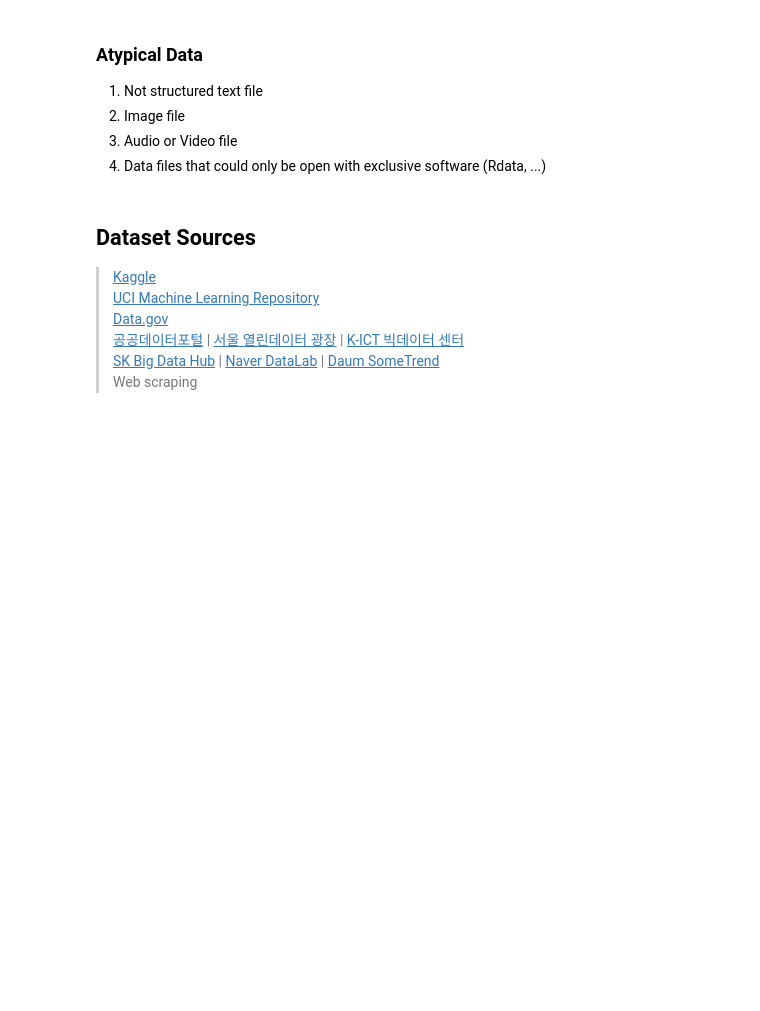
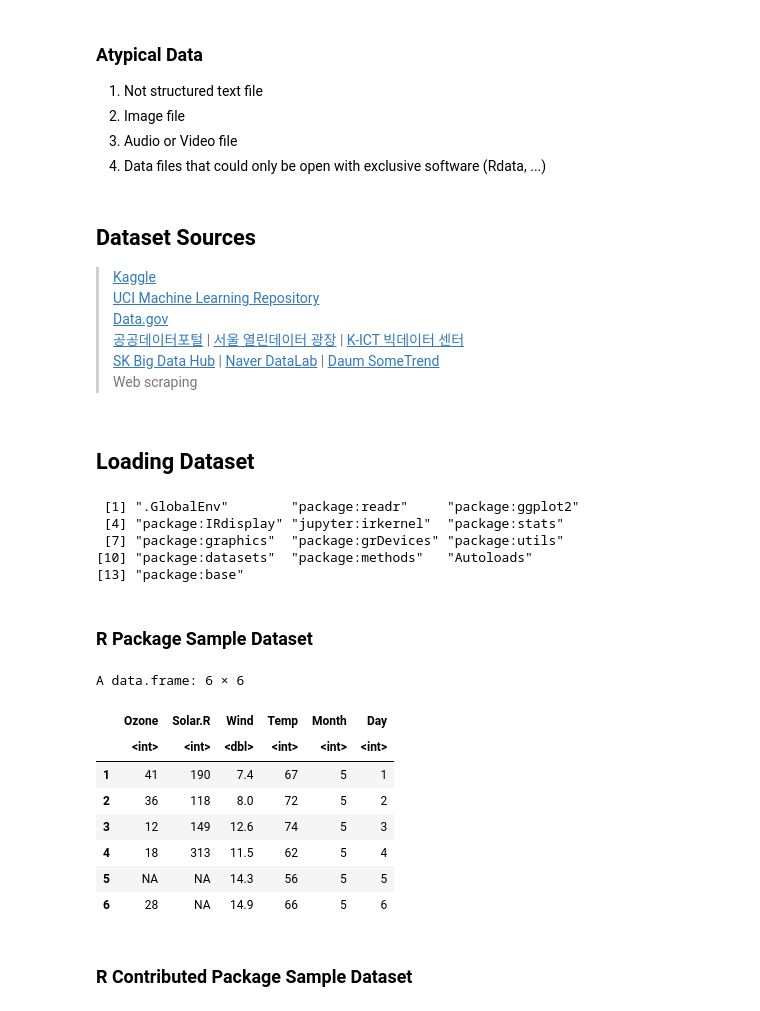
Before and after one commit to hwuiwon/data-analysis-study, a Jupyter notebook: Data_Analysis_Study.ipynb, the cells around one changed output. Saved outputs shown, nothing was run; the diff lists cells and outputs as text; code cells hidden in the pictures; blank space fills up the shorter version.

```diff
--- a/Data_Analysis_Study.ipynb
+++ b/Data_Analysis_Study.ipynb
@@ -518,3 +518,34 @@ We need to convert data into **structured data** form to analyze.
 > [공공데이터포털](http://data.go.kr/) | [서울 열린데이터 광장](http://data.seoul.go.kr/) | [K-ICT 빅데이터 센터](https://kbig.kr/portal/)<br>
 > [SK Big Data Hub](https://www.bigdatahub.co.kr/) | [Naver DataLab](https://datalab.naver.com/) | [Daum SomeTrend](https://some.co.kr/)<br>
 > Web scraping
+# %% [markdown]
+## **Loading Dataset**
+# %%
+# See list of packages loaded in memory
+search()
+# %% [output]
+ [1] ".GlobalEnv"        "package:readr"     "package:ggplot2"
+ [4] "package:IRdisplay" "jupyter:irkernel"  "package:stats"
+ [7] "package:graphics"  "package:grDevices" "package:utils"
+[10] "package:datasets"  "package:methods"   "Autoloads"
+[13] "package:base"
+# %% [markdown]
+### **R Package Sample Dataset**
+# %%
+# Use help(DATASET) to get information
+head(airquality)
+
+# Load in memory
+data(airquality)
+# %% [output]
+A data.frame: 6 × 6
+|  | Ozone | Solar.R | Wind | Temp | Month | Day |
+|  | <int> | <int> | <dbl> | <int> | <int> | <int> |
+| 1 | 41 | 190 | 7.4 | 67 | 5 | 1 |
+| 2 | 36 | 118 | 8.0 | 72 | 5 | 2 |
+| 3 | 12 | 149 | 12.6 | 74 | 5 | 3 |
+| 4 | 18 | 313 | 11.5 | 62 | 5 | 4 |
+| 5 | NA | NA | 14.3 | 56 | 5 | 5 |
+| 6 | 28 | NA | 14.9 | 66 | 5 | 6 |
+# %% [markdown]
+### **R Contributed Package Sample Dataset**
```
Also changed, not shown: parts of 9 cells of this notebook.
